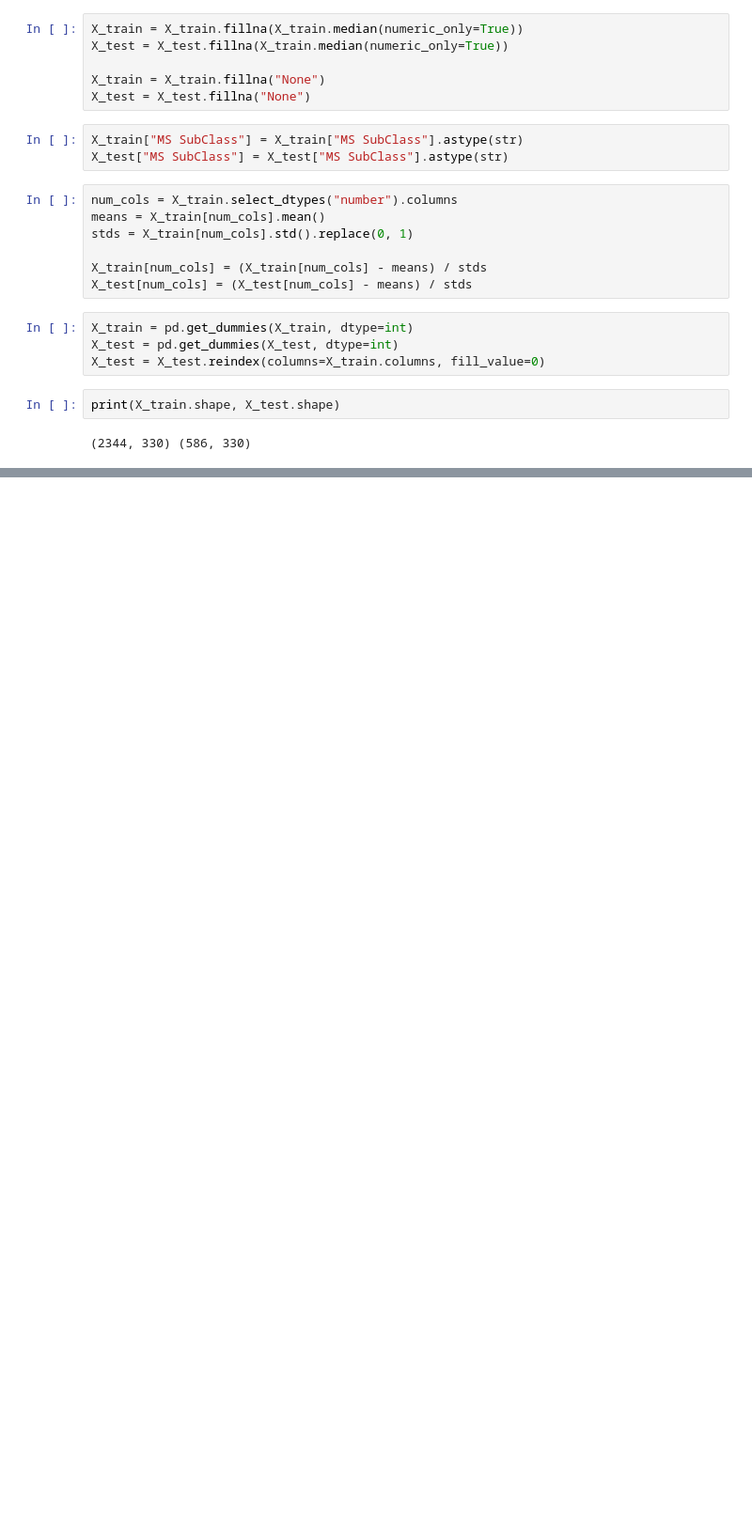
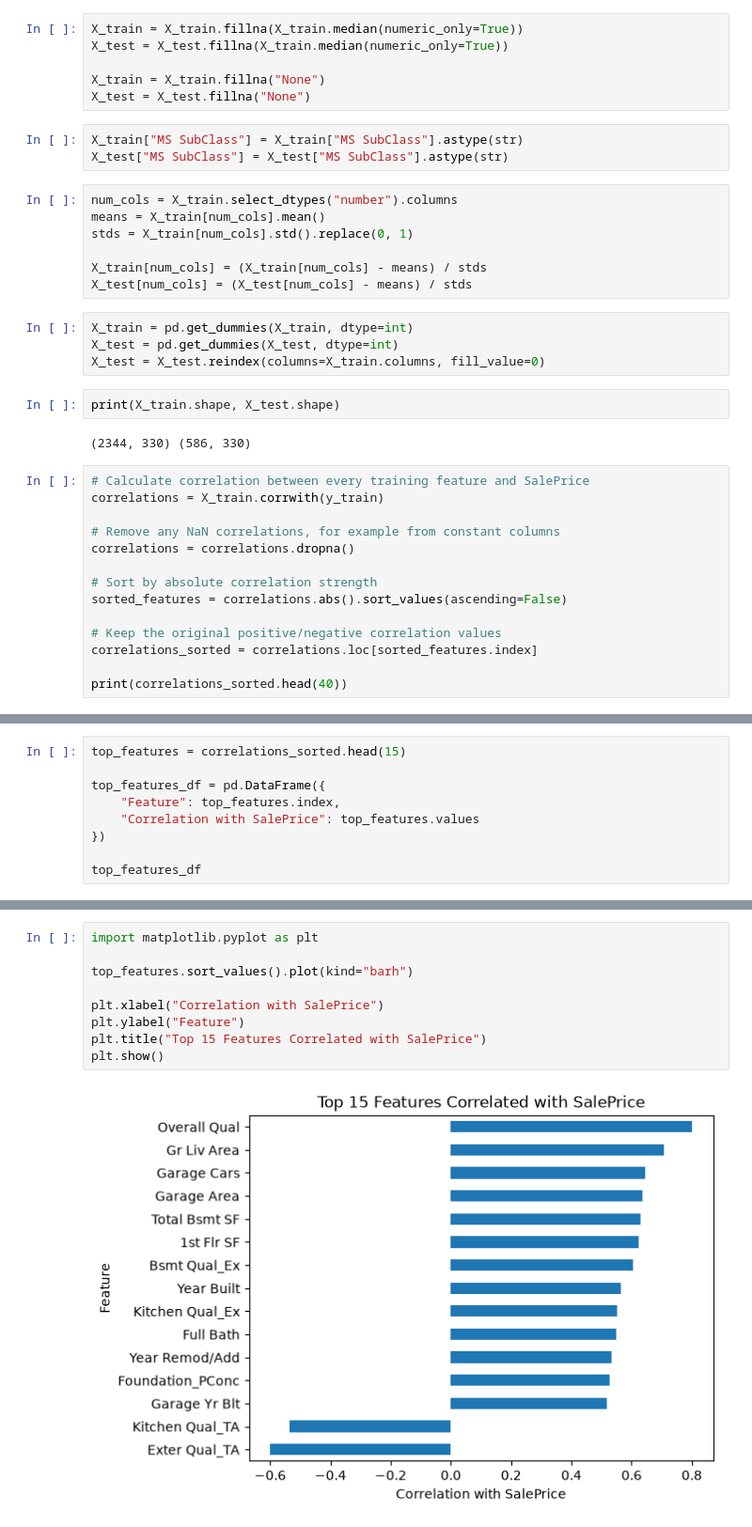
Before and after one commit to Brabham1/Housing-price, a Jupyter notebook: draft/test_1.ipynb, the cells around one changed output, grey strips where cells are left out. Shown at 94% size. Saved outputs shown, nothing was run; the diff lists cells and outputs as text; blank space fills up the shorter version.

```diff
--- a/draft/test_1.ipynb
+++ b/draft/test_1.ipynb
@@ -83,3 +83,17 @@ X_test = X_test.reindex(columns=X_train.columns, fill_value=0)
 print(X_train.shape, X_test.shape)
 # %% [output]
 (2344, 330) (586, 330)
+# %%
+# Calculate correlation between every training feature and SalePrice
+correlations = X_train.corrwith(y_train)
+
+# Remove any NaN correlations, for example from constant columns
+correlations = correlations.dropna()
+
+# Sort by absolute correlation strength
+sorted_features = correlations.abs().sort_values(ascending=False)
+
+# Keep the original positive/negative correlation values
+correlations_sorted = correlations.loc[sorted_features.index]
+
+print(correlations_sorted.head(40))
@@ -85,0 +144,9 @@ print(X_train.shape, X_test.shape)
+# %%
+top_features = correlations_sorted.head(15)
+
+top_features_df = pd.DataFrame({
+    "Feature": top_features.index,
+    "Correlation with SalePrice": top_features.values
+})
+
+top_features_df
@@ -85,0 +170,11 @@ print(X_train.shape, X_test.shape)
+# %%
+import matplotlib.pyplot as plt
+
+top_features.sort_values().plot(kind="barh")
+
+plt.xlabel("Correlation with SalePrice")
+plt.ylabel("Feature")
+plt.title("Top 15 Features Correlated with SalePrice")
+plt.show()
+# %% [output]
+[figure, added]
```
Also changed, not shown: parts of 4 cells of this notebook.
